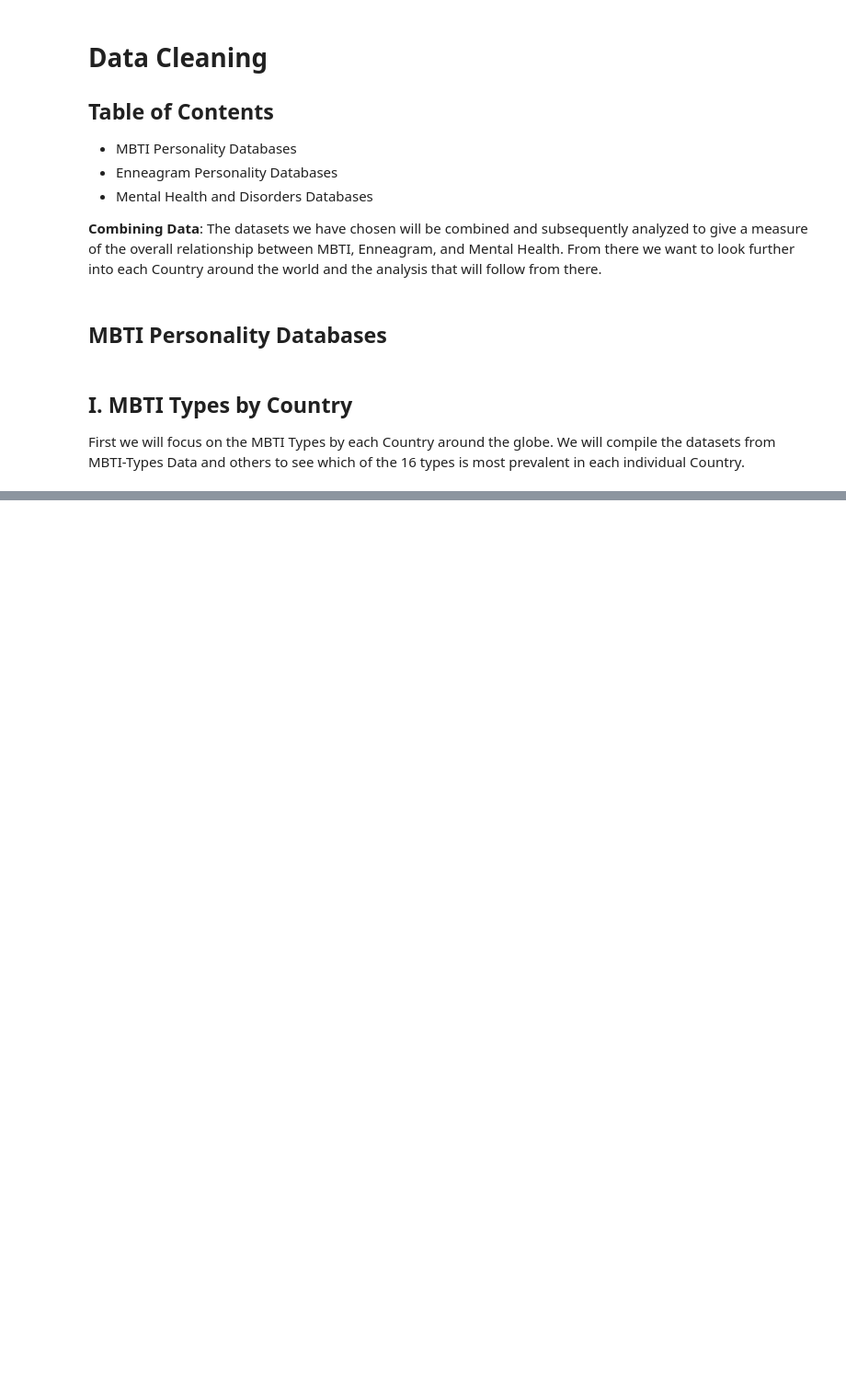
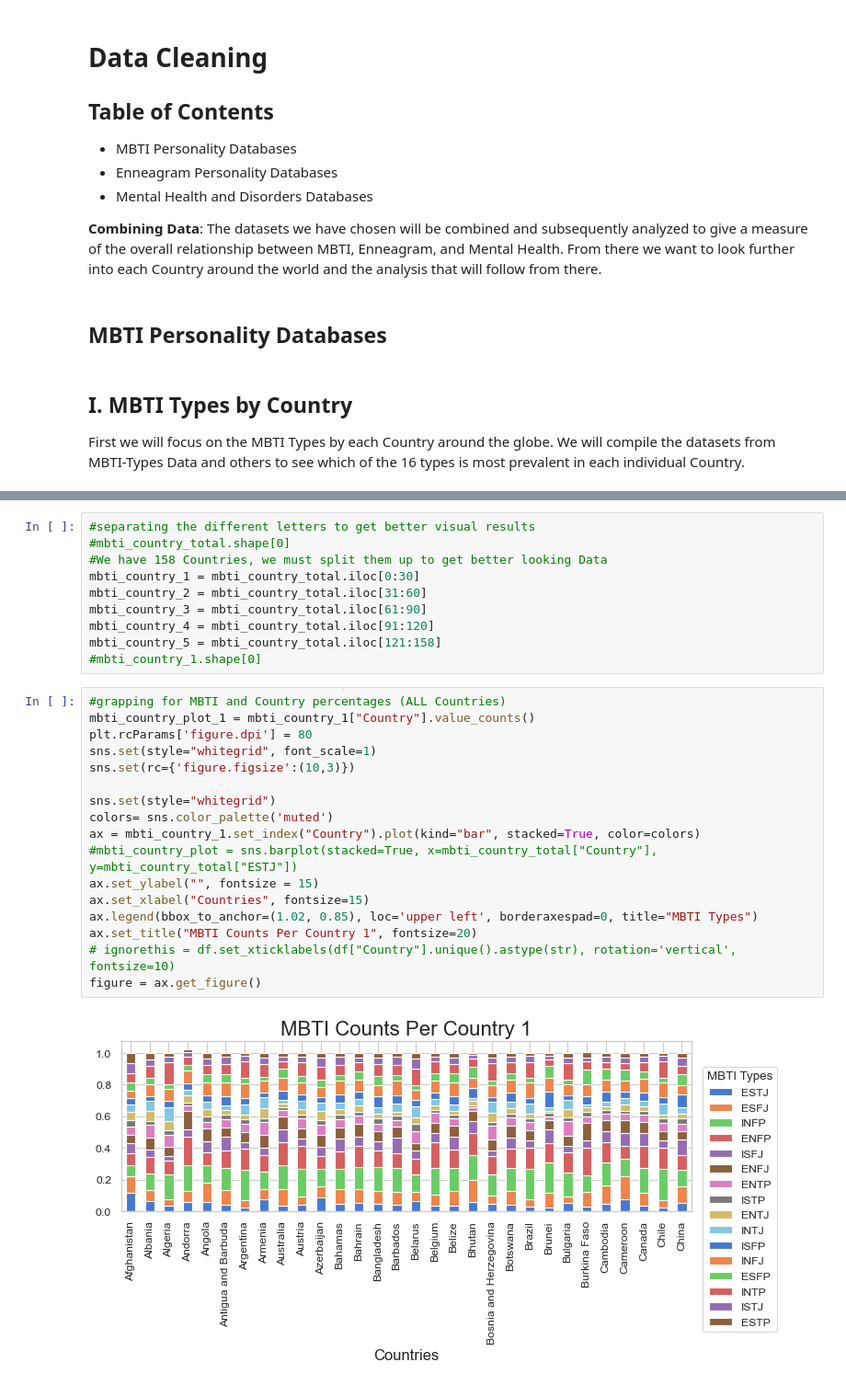
Before and after one commit to BellaIngenue/TypologyAndMentalHealth, a Jupyter notebook: SienaRivera-PersonalProject.ipynb, the cells around one changed output, grey strips where cells are left out. Shown: that part at 92% size. Drawn from its saved outputs; the diff is of its cells as text; blank space fills up the shorter version.

```diff
--- a/SienaRivera-PersonalProject.ipynb
+++ b/SienaRivera-PersonalProject.ipynb
@@ -113,0 +195,29 @@ First we will focus on the MBTI Types by each Country around the globe. We will
+# %%
+#separating the different letters to get better visual results
+#mbti_country_total.shape[0]
+#We have 158 Countries, we must split them up to get better looking Data
+mbti_country_1 = mbti_country_total.iloc[0:30]
+mbti_country_2 = mbti_country_total.iloc[31:60]
+mbti_country_3 = mbti_country_total.iloc[61:90]
+mbti_country_4 = mbti_country_total.iloc[91:120]
+mbti_country_5 = mbti_country_total.iloc[121:158]
+#mbti_country_1.shape[0]
+# %%
+#grapping for MBTI and Country percentages (ALL Countries)
+mbti_country_plot_1 = mbti_country_1["Country"].value_counts()
+plt.rcParams['figure.dpi'] = 80
+sns.set(style="whitegrid", font_scale=1)
+sns.set(rc={'figure.figsize':(10,3)})
+
+sns.set(style="whitegrid")
+colors= sns.color_palette('muted')
+ax = mbti_country_1.set_index("Country").plot(kind="bar", stacked=True, color=colors)
+#mbti_country_plot = sns.barplot(stacked=True, x=mbti_country_total["Country"], y=mbti_country_total["ESTJ"])
+ax.set_ylabel("", fontsize = 15)
+ax.set_xlabel("Countries", fontsize=15)
+ax.legend(bbox_to_anchor=(1.02, 0.85), loc='upper left', borderaxespad=0, title="MBTI Types")
+ax.set_title("MBTI Counts Per Country 1", fontsize=20)
+# ignorethis = df.set_xticklabels(df["Country"].unique().astype(str), rotation='vertical', fontsize=10)
+figure = ax.get_figure()
+# %% [output]
+[figure, added]
```
Also changed, not shown: parts of 13 cells of this notebook, 10 other files.
